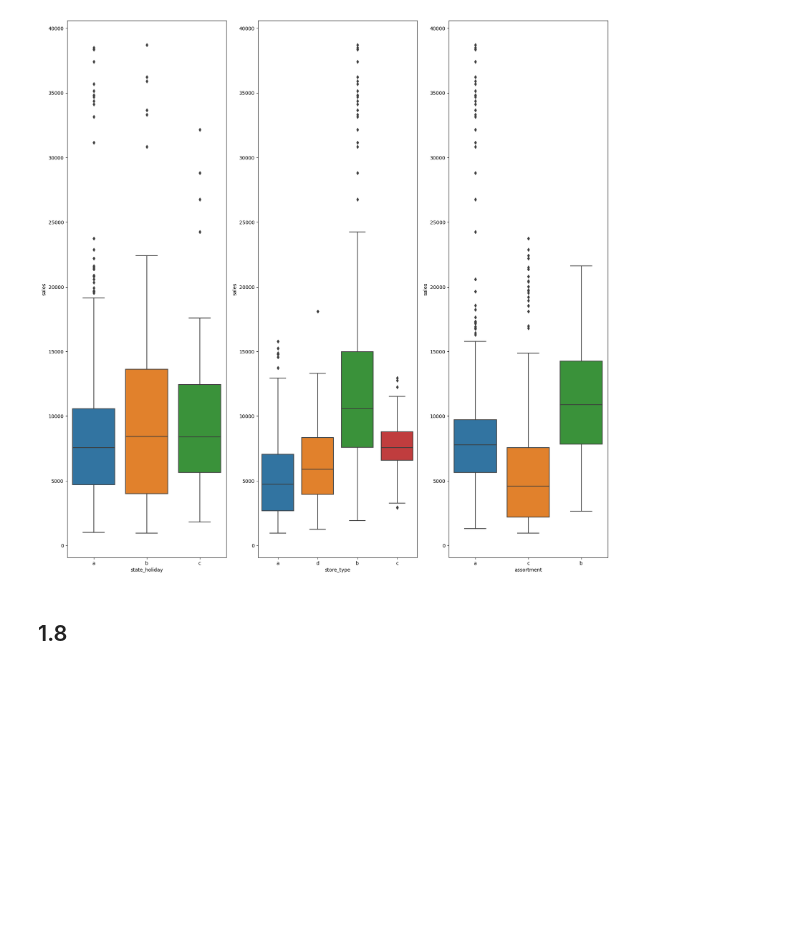
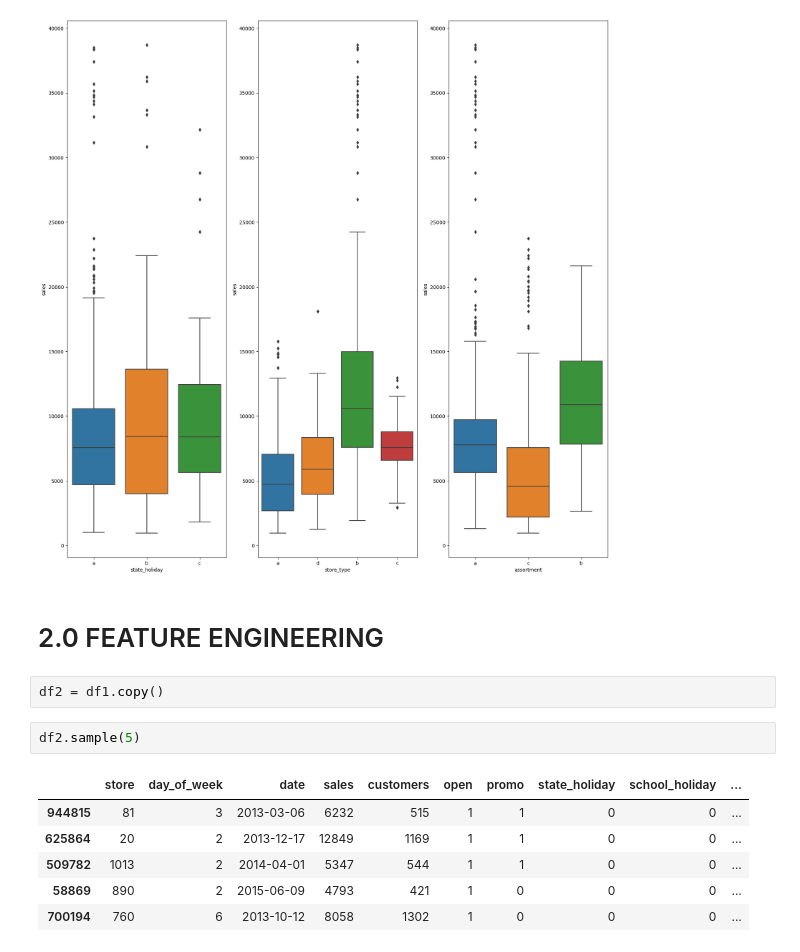
Before and after one commit to alexandrerod/rossmann_sales, a Jupyter notebook: store_sales.ipynb, the cells around one changed output. Cells and saved outputs as stored; diff of their text form; blank space fills up the shorter version.

```diff
--- a/store_sales.ipynb
+++ b/store_sales.ipynb
@@ -345,5 +347,16 @@ sns.boxplot(x='assortment', y='sales', data=aux)
 # %% [output]
 <Axes: xlabel='assortment', ylabel='sales'>
 [figure]
-# %% [markdown]
-## 1.8
+# %% [markdown]
+# 2.0 FEATURE ENGINEERING
+# %%
+df2 = df1.copy()
+# %%
+df2.sample(5)
+# %% [output]
+|  | store | day_of_week | date | sales | customers | open | promo | state_holiday | school_holiday | ... |
+| 944815 | 81 | 3 | 2013-03-06 | 6232 | 515 | 1 | 1 | 0 | 0 | ... |
+| 625864 | 20 | 2 | 2013-12-17 | 12849 | 1169 | 1 | 1 | 0 | 0 | ... |
+| 509782 | 1013 | 2 | 2014-04-01 | 5347 | 544 | 1 | 1 | 0 | 0 | ... |
+| 58869 | 890 | 2 | 2015-06-09 | 4793 | 421 | 1 | 0 | 0 | 0 | ... |
+| 700194 | 760 | 6 | 2013-10-12 | 8058 | 1302 | 1 | 0 | 0 | 0 | ... |
```
Also changed, not shown: parts of 18 cells of this notebook, 1 other file.
